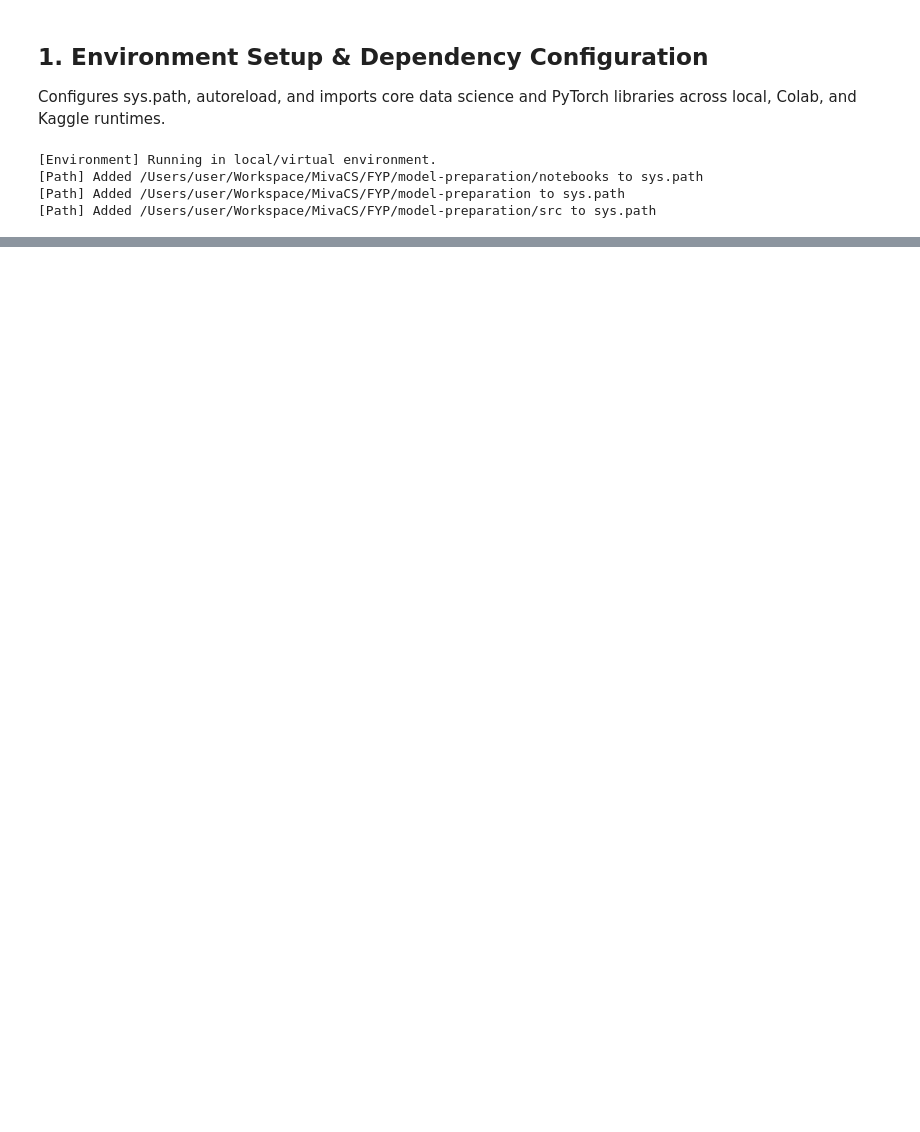
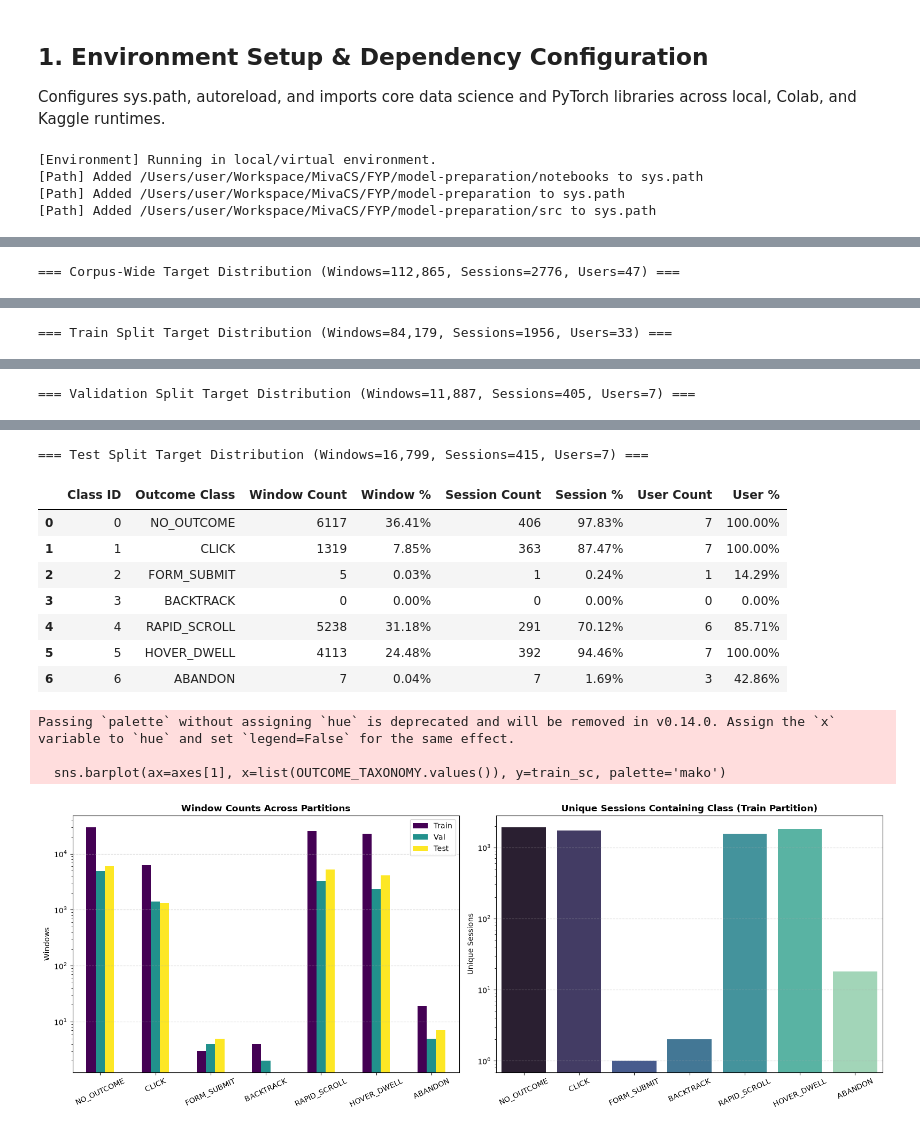
Before and after one commit to taofeeqhamzat/edge-aui-model-preparation, a Jupyter notebook: notebooks/02_target_distribution.ipynb, the cells around one changed output, grey strips where cells are left out. Cells and saved outputs as stored; diff of their text form; code cells hidden in the pictures; blank space fills up the shorter version.

```diff
--- a/notebooks/02_target_distribution.ipynb
+++ b/notebooks/02_target_distribution.ipynb
@@ -204,0 +119,63 @@ Passing `palette` without assigning `hue` is deprecated and will be removed in v
+# %%
+def compute_partition_stats(sub_df, name):
+    total_w = len(sub_df)
+    total_s = sub_df['session_id'].nunique()
+    total_u = sub_df['user_id'].nunique()
+    stats = []
+    for c in range(len(OUTCOME_TAXONOMY)):
+        c_name = OUTCOME_TAXONOMY[c]
+        grp = sub_df[sub_df['target_label'] == c]
+        wc = len(grp)
+        wp = (wc / total_w * 100.0) if total_w > 0 else 0.0
+        sc = grp['session_id'].nunique()
+        sp = (sc / total_s * 100.0) if total_s > 0 else 0.0
+        uc = grp['user_id'].nunique()
+        up = (uc / total_u * 100.0) if total_u > 0 else 0.0
+        stats.append({
+            'Class ID': c,
+            'Outcome Class': c_name,
+            'Window Count': wc,
+            'Window %': f'{wp:.2f}%',
+            'Session Count': sc,
+            'Session %': f'{sp:.2f}%',
+            'User Count': uc,
+            'User %': f'{up:.2f}%'
+        })
+    df_res = pd.DataFrame(stats)
+    print(f'=== {name} Target Distribution (Windows={total_w:,}, Sessions={total_s}, Users={total_u}) ===')
+    display(df_res)
+    return df_res
+
+corpus_stats = compute_partition_stats(df, 'Corpus-Wide')
+train_stats = compute_partition_stats(train_df, 'Train Split')
+val_stats = compute_partition_stats(val_df, 'Validation Split')
+test_stats = compute_partition_stats(test_df, 'Test Split')
+
+# Visualization comparing window distribution across splits
+fig, axes = plt.subplots(1, 2, figsize=(16, 6))
+counts_df = pd.DataFrame({
+    'Train': [int(train_stats.loc[c, 'Window Count']) for c in range(7)],
+    'Val': [int(val_stats.loc[c, 'Window Count']) for c in range(7)],
+    'Test': [int(test_stats.loc[c, 'Window Count']) for c in range(7)]
+}, index=[OUTCOME_TAXONOMY[c] for c in range(7)])
+
+counts_df.plot(kind='bar', ax=axes[0], colormap='viridis')
+axes[0].set_title('Window Counts Across Partitions', fontsize=12, fontweight='bold')
+axes[0].set_ylabel('Windows')
+axes[0].set_yscale('log')
+axes[0].tick_params(axis='x', rotation=25)
+axes[0].grid(axis='y', linestyle='--', alpha=0.5)
+
+# Session Coverage in Train
+train_sc = [int(train_stats.loc[c, 'Session Count']) for c in range(7)]
+sns.barplot(ax=axes[1], x=list(OUTCOME_TAXONOMY.values()), y=train_sc, palette='mako')
+axes[1].set_title('Unique Sessions Containing Class (Train Partition)', fontsize=12, fontweight='bold')
+axes[1].set_ylabel('Unique Sessions')
+axes[1].set_yscale('log')
+axes[1].tick_params(axis='x', rotation=25)
+axes[1].grid(axis='y', linestyle='--', alpha=0.5)
+
+plt.tight_layout()
+plt.show()
+# %% [output]
+=== Corpus-Wide Target Distribution (Windows=112,865, Sessions=2776, Users=47) ===
@@ -204,0 +190 @@ Passing `palette` without assigning `hue` is deprecated and will be removed in v
+=== Train Split Target Distribution (Windows=84,179, Sessions=1956, Users=33) ===
@@ -204,0 +199 @@ Passing `palette` without assigning `hue` is deprecated and will be removed in v
+=== Validation Split Target Distribution (Windows=11,887, Sessions=405, Users=7) ===
@@ -204,0 +208,13 @@ Passing `palette` without assigning `hue` is deprecated and will be removed in v
+=== Test Split Target Distribution (Windows=16,799, Sessions=415, Users=7) ===
+|  | Class ID | Outcome Class | Window Count | Window % | Session Count | Session % | User Count | User % |
+| 0 | 0 | NO_OUTCOME | 6117 | 36.41% | 406 | 97.83% | 7 | 100.00% |
+| 1 | 1 | CLICK | 1319 | 7.85% | 363 | 87.47% | 7 | 100.00% |
+| 2 | 2 | FORM_SUBMIT | 5 | 0.03% | 1 | 0.24% | 1 | 14.29% |
+| 3 | 3 | BACKTRACK | 0 | 0.00% | 0 | 0.00% | 0 | 0.00% |
+| 4 | 4 | RAPID_SCROLL | 5238 | 31.18% | 291 | 70.12% | 6 | 85.71% |
+| 5 | 5 | HOVER_DWELL | 4113 | 24.48% | 392 | 94.46% | 7 | 100.00% |
+| 6 | 6 | ABANDON | 7 | 0.04% | 7 | 1.69% | 3 | 42.86% |
+Passing `palette` without assigning `hue` is deprecated and will be removed in v0.14.0. Assign the `x` variable to `hue` and set `legend=False` for the same effect.
+
+  sns.barplot(ax=axes[1], x=list(OUTCOME_TAXONOMY.values()), y=train_sc, palette='mako')
+[figure, added]
```
Also changed, not shown: parts of 21 cells of this notebook, 1 other file.
